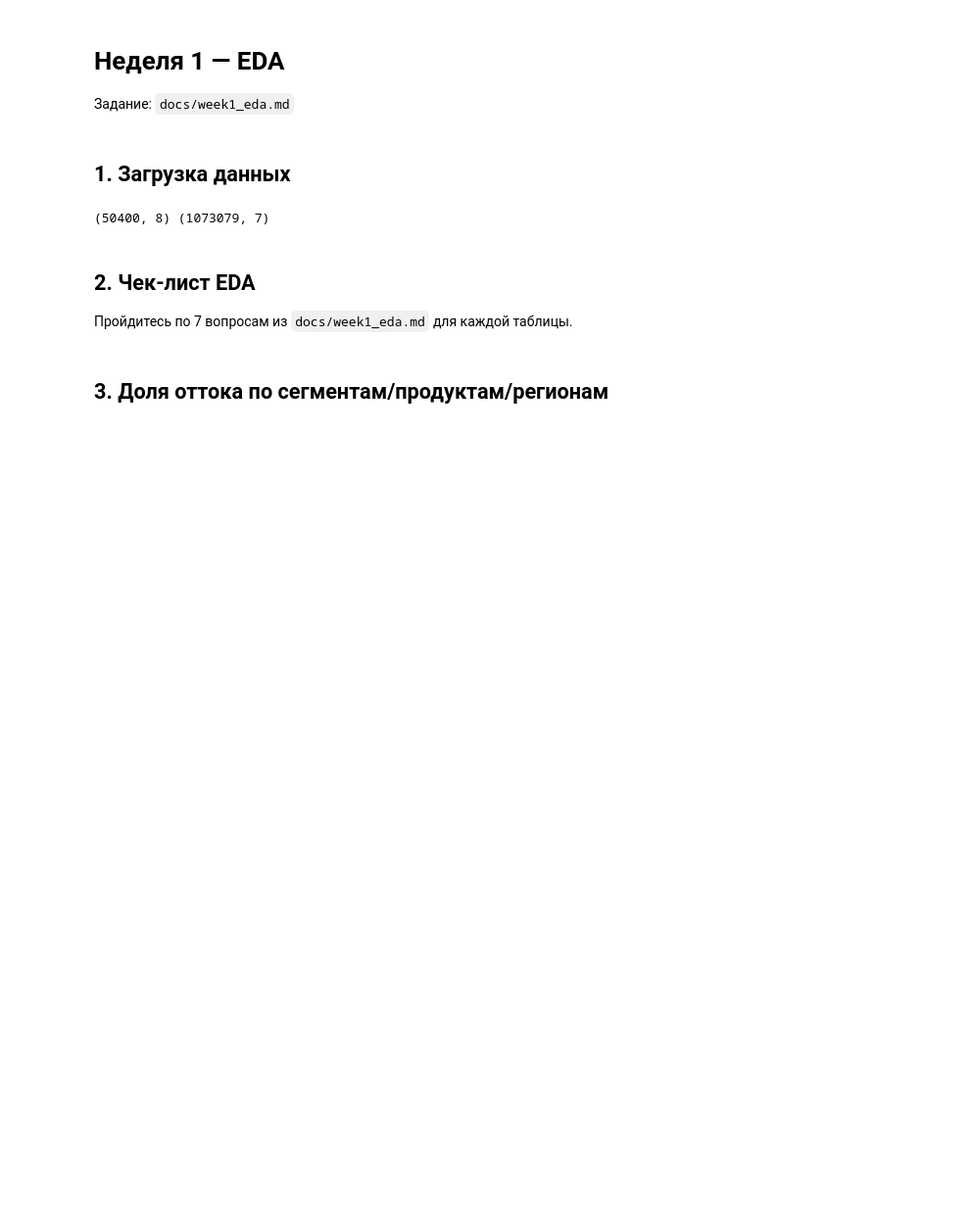
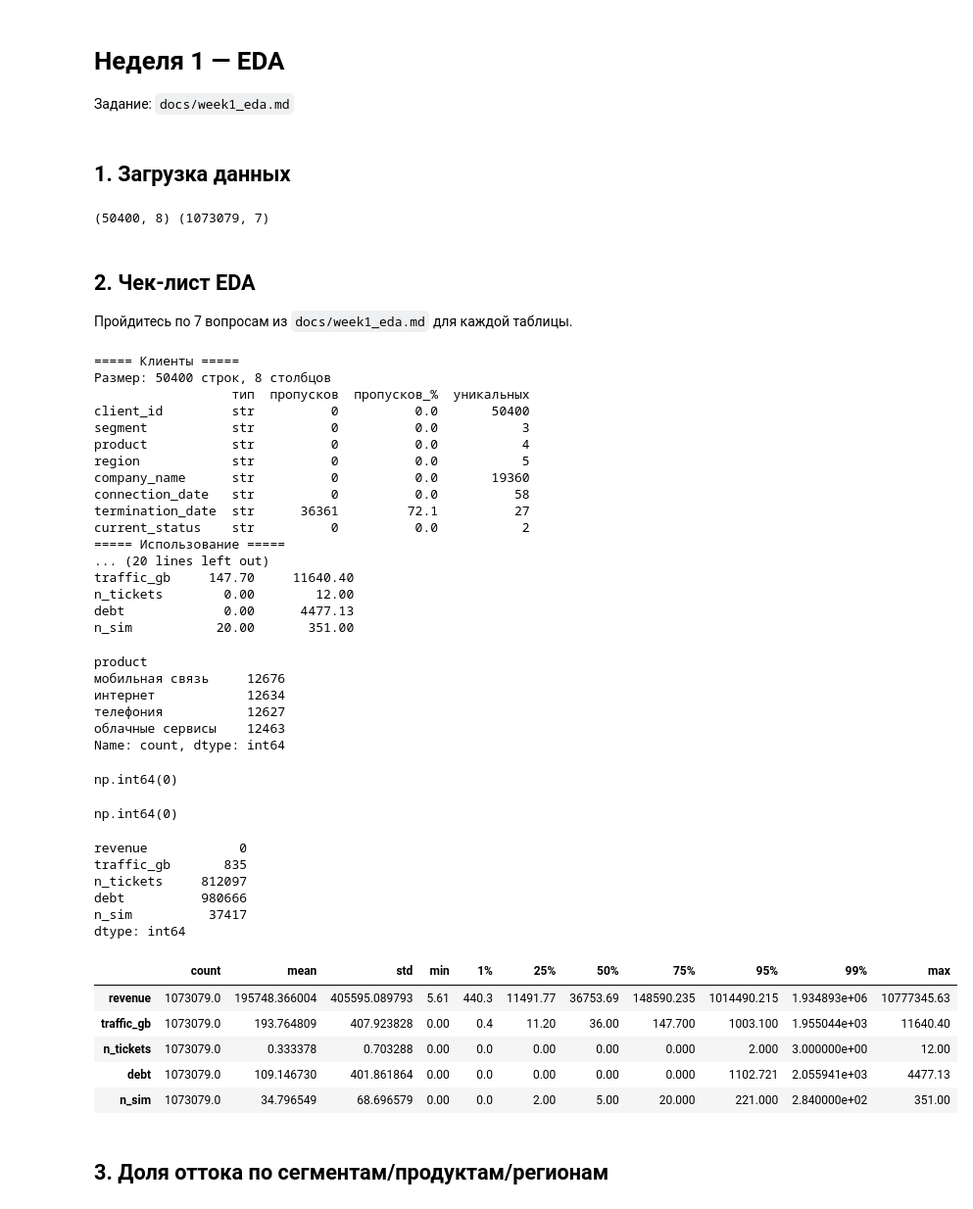
Before and after one commit to Tr1zel/b2b-churn-internship, a Jupyter notebook: notebooks/01_eda.ipynb, the cells around one changed output. Shown at 98% size. Saved outputs shown, nothing was run; the diff lists cells and outputs as text; code cells hidden in the pictures; blank space fills up the shorter version.

```diff
--- a/notebooks/01_eda.ipynb
+++ b/notebooks/01_eda.ipynb
@@ -31,24 +31,64 @@ print(clients.shape, usage.shape)
 
 Пройдитесь по 7 вопросам из `docs/week1_eda.md` для каждой таблицы.
 # %%
-# explore(clients, 'Клиенты')
+explore(clients, 'Клиенты')
+explore(usage, 'Использование')
 
 # clients["is_explicit_churn"]
-# clients["product"].value_counts()
-# clients.duplicated().sum()
-# usage.duplicated(["client_id", "month"]).sum()
+display(clients["product"].value_counts())
+display(clients.duplicated().sum())
+display(usage.duplicated(["client_id", "month"]).sum())
 # usage.boxplot(column="revenue")
+
 numeric_columns = [
     "revenue",
     "traffic_gb",
     "n_tickets",
     "debt",
     "n_sim",
 ]
-# (usage[numeric_columns] == 0).sum()
-# usage[numeric_columns].describe(
-#     percentiles=[0.01, 0.25, 0.5, 0.75, 0.95, 0.99]
-# ).T
+display((usage[numeric_columns] == 0).sum())
+usage[numeric_columns].describe(
+    percentiles=[0.01, 0.25, 0.5, 0.75, 0.95, 0.99]
+).T
+# %% [output]
+===== Клиенты =====
+Размер: 50400 строк, 8 столбцов
+                  тип  пропусков  пропусков_%  уникальных
+client_id         str          0          0.0       50400
+segment           str          0          0.0           3
+product           str          0          0.0           4
+region            str          0          0.0           5
+company_name      str          0          0.0       19360
+connection_date   str          0          0.0          58
+termination_date  str      36361         72.1          27
+current_status    str          0          0.0           2
+===== Использование =====
+... (20 lines left out)
+traffic_gb     147.70     11640.40
+n_tickets        0.00        12.00
+debt             0.00      4477.13
+n_sim           20.00       351.00
+product
+мобильная связь     12676
+интернет            12634
+телефония           12627
+облачные сервисы    12463
+Name: count, dtype: int64
+np.int64(0)
+np.int64(0)
+revenue            0
+traffic_gb       835
+n_tickets     812097
+debt          980666
+n_sim          37417
+dtype: int64
+|  | count | mean | std | min | 1% | 25% | 50% | 75% | 95% | 99% | max |
+| revenue | 1073079.0 | 195748.366004 | 405595.089793 | 5.61 | 440.3 | 11491.77 | 36753.69 | 148590.235 | 1014490.215 | 1.934893e+06 | 10777345.63 |
+| traffic_gb | 1073079.0 | 193.764809 | 407.923828 | 0.00 | 0.4 | 11.20 | 36.00 | 147.700 | 1003.100 | 1.955044e+03 | 11640.40 |
+| n_tickets | 1073079.0 | 0.333378 | 0.703288 | 0.00 | 0.0 | 0.00 | 0.00 | 0.000 | 2.000 | 3.000000e+00 | 12.00 |
+| debt | 1073079.0 | 109.146730 | 401.861864 | 0.00 | 0.0 | 0.00 | 0.00 | 0.000 | 1102.721 | 2.055941e+03 | 4477.13 |
+| n_sim | 1073079.0 | 34.796549 | 68.696579 | 0.00 | 0.0 | 2.00 | 5.00 | 20.000 | 221.000 | 2.840000e+02 | 351.00 |
 # %% [markdown]
 ## 3. Доля оттока по сегментам/продуктам/регионам
 # %%
```
Also changed, not shown: parts of 16 cells of this notebook, 3 other files.
